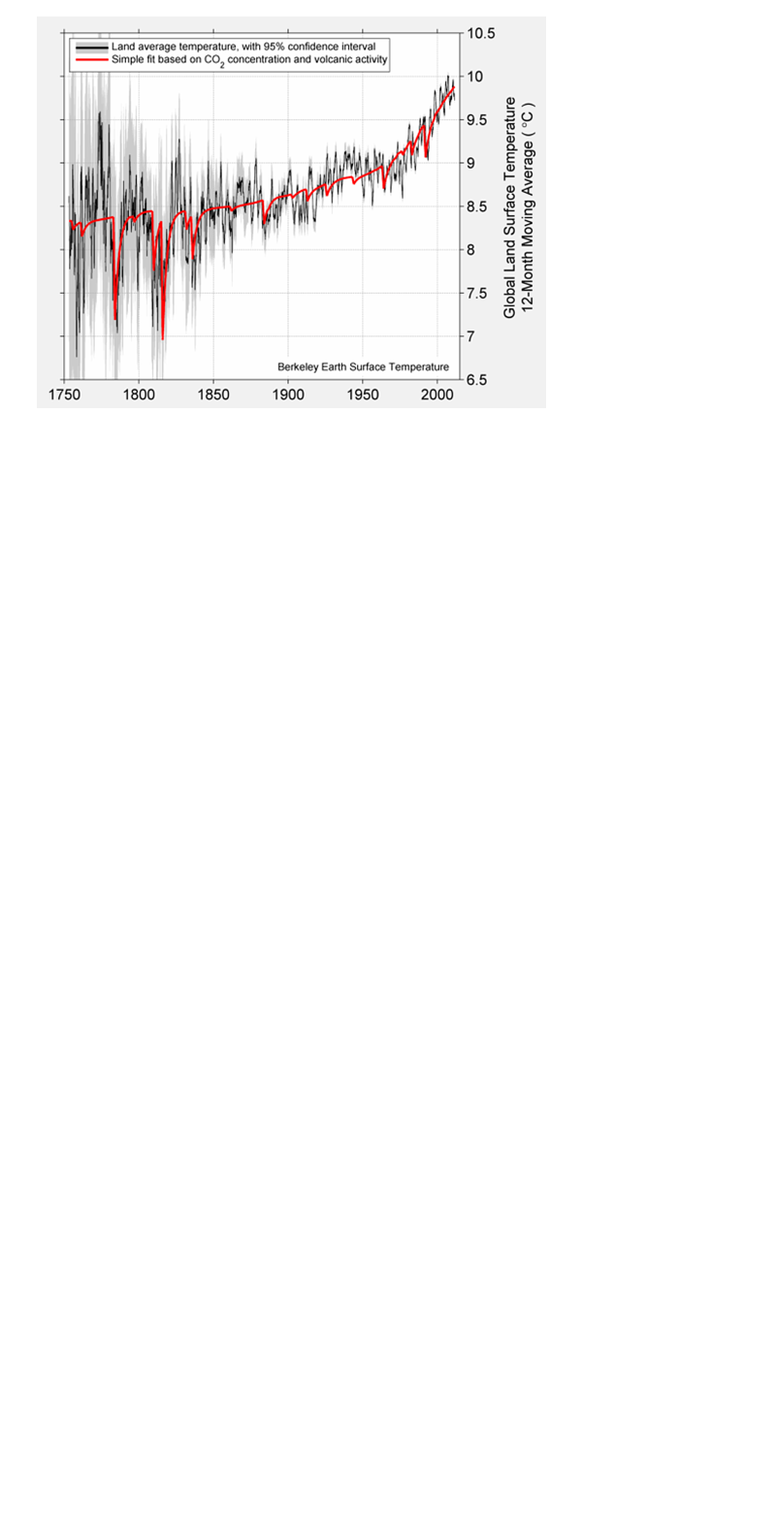
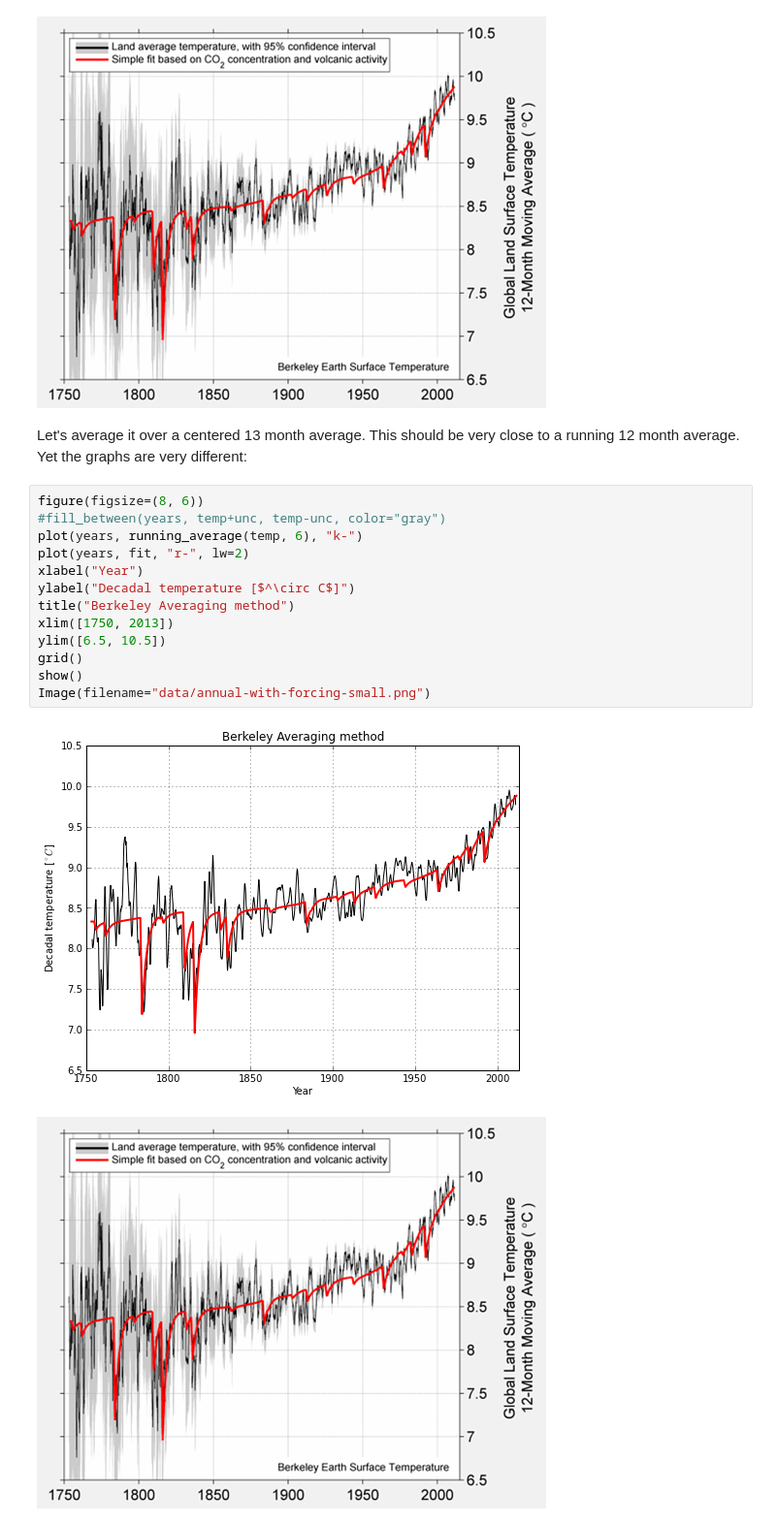
Before and after one commit to certik/climate, a Jupyter notebook: Berkeley fit.ipynb, the cells around one changed output. Shown: that part at 97% size. Cells and saved outputs as stored; diff of their text form; blank space fills up the shorter version.

```diff
--- a/Berkeley fit.ipynb
+++ b/Berkeley fit.ipynb
@@ -66,3 +82,22 @@ Image(filename="data/annual-with-forcing-small.png")
 # %% [output]
 [figure]
 [figure]
+# %% [markdown]
+Let's average it over a centered 13 month average. This should be very close to a running 12 month average. Yet
+the graphs are very different:
+# %%
+figure(figsize=(8, 6))
+#fill_between(years, temp+unc, temp-unc, color="gray")
+plot(years, running_average(temp, 6), "k-")
+plot(years, fit, "r-", lw=2)
+xlabel("Year")
+ylabel("Decadal temperature [$^\circ C$]")
+title("Berkeley Averaging method")
+xlim([1750, 2013])
+ylim([6.5, 10.5])
+grid()
+show()
+Image(filename="data/annual-with-forcing-small.png")
+# %% [output]
+[figure, added]
+[figure, added]
```
Also changed, not shown: parts of 6 cells of this notebook, 1 other file.
